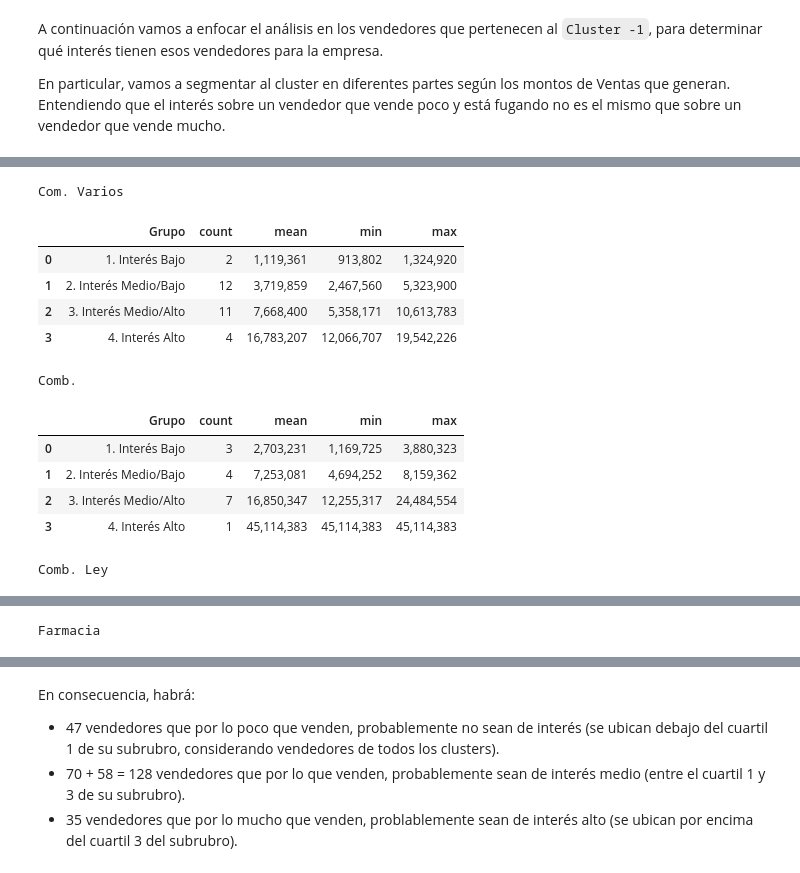
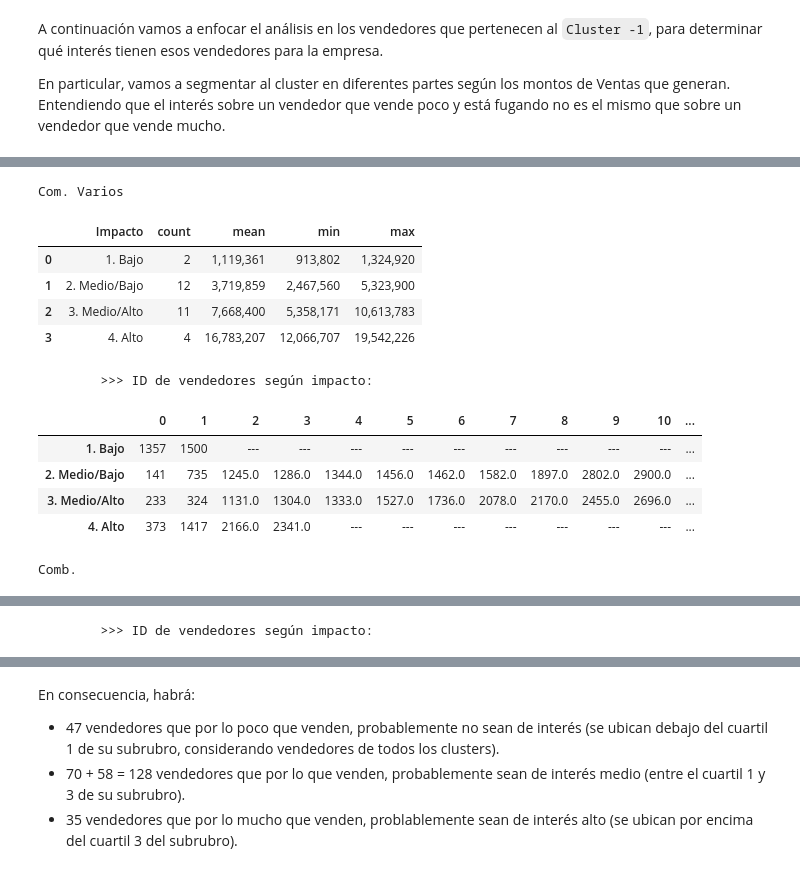
Before and after one commit to Cheva94/Diplo_M16, a Jupyter notebook: notebooks/tp3_clustering4.ipynb, the cells around one changed output, grey strips where cells are left out. Drawn from its saved outputs; the diff is of its cells as text; code cells hidden in the pictures.

```diff
--- a/notebooks/tp3_clustering4.ipynb
+++ b/notebooks/tp3_clustering4.ipynb
@@ -654,25 +673,25 @@ fig, axes = plt.subplots(len(subrubros_unicos), 2, figsize=(12, 5 * len(subrubro
 for i, subrubro in enumerate(subrubros_unicos):
     df_subrubro = final[(final['Subrubro'] == subrubro) & (final['Cluster'] == -1)]
 
-    sns.kdeplot(data=df_subrubro, x='Abs_ven_mean', fill=True, ax=axes[i, 0])
-    axes[i, 0].set_xlabel('Promedio de ventas')
+    sns.kdeplot(data=df_subrubro, x='Abs_ven_mean', fill=True, ax=axes[i, 0], color='orange')
+    axes[i, 0].set_xlabel('Promedio de ventas [$]')
     axes[i, 0].set_ylabel('Densidad')
     axes[i, 0].set_title(f'{subrubro} - Grupos de interés')
     q1 = np.percentile(final[final['Subrubro'] == subrubro]['Abs_ven_mean'], 25)
     q2 = np.percentile(final[final['Subrubro'] == subrubro]['Abs_ven_mean'], 50)
     q3 = np.percentile(final[final['Subrubro'] == subrubro]['Abs_ven_mean'], 75)
-    axes[i, 0].axvline(q1, color='red', linestyle='--', label='Q1: {:,.0f}'.format(q1))
-    axes[i, 0].axvline(q2, color='green', linestyle='--', label='Q2: {:,.0f}'.format(q2))
-    axes[i, 0].axvline(q3, color='blue', linestyle='--', label='Q3: {:,.0f}'.format(q3))
+    axes[i, 0].axvline(q1, color='blue', linestyle='--', label='Q1: $ {:.1e}'.format(q1))
+    axes[i, 0].axvline(q2, color='green', linestyle='--', label='Q2: $ {:.1e}'.format(q2))
+    axes[i, 0].axvline(q3, color='red', linestyle='--', label='Q3: $ {:.1e}'.format(q3))
     axes[i, 0].legend()
 
-    sns.kdeplot(data=df_subrubro, x='Abs_ven_mean', fill=True, ax=axes[i, 1])
-    axes[i, 1].set_xlabel('Promedio de ventas')
+    sns.kdeplot(data=df_subrubro, x='Abs_ven_mean', fill=True, ax=axes[i, 1], color='orange')
+    axes[i, 1].set_xlabel('Promedio de ventas [$]')
     axes[i, 1].set_ylabel('Densidad')
     axes[i, 1].set_title(f'{subrubro} - Grupos de interés (Zoom)')
-    axes[i, 1].axvline(q1, color='red', linestyle='--', label='Q1: {:,.0f}'.format(q1))
-    axes[i, 1].axvline(q2, color='green', linestyle='--', label='Q2: {:,.0f}'.format(q2))
-    axes[i, 1].axvline(q3, color='blue', linestyle='--', label='Q3: {:,.0f}'.format(q3))
+    axes[i, 1].axvline(q1, color='blue', linestyle='--', label='Q1: $ {:.1e}'.format(q1))
+    axes[i, 1].axvline(q2, color='green', linestyle='--', label='Q2: $ {:.1e}'.format(q2))
+    axes[i, 1].axvline(q3, color='red', linestyle='--', label='Q3: $ {:.1e}'.format(q3))
     axes[i, 1].legend()
     axes[i, 1].set_xlim(0, df_subrubro['Abs_ven_mean'].quantile(0.99))
 
@@ -693,51 +710,67 @@ subrubros_unicos = final['Subrubro'].unique()
 
 def asignar_grupo(valor, q1, q2, q3, maximo):
     if valor <= q1:
-        return '1. Interés Bajo'
+        return '1. Bajo'
     elif valor <= q2:
-        return '2. Interés Medio/Bajo'
+        return '2. Medio/Bajo'
     elif valor <= q3:
-        return '3. Interés Medio/Alto'
+        return '3. Medio/Alto'
     else:
-        return '4. Interés Alto'
+        return '4. Alto'
 
 sumas_por_grupo = {}
 
 df_cluster = final[final['Cluster'] == -1].copy()
+
+G1tot, G2tot, G3tot, G4tot = np.empty((1,)), np.empty((1,)), np.empty((1,)), np.empty((1,))
 
 for subrubro in subrubros_unicos:
     df_subrubro = df_cluster[df_cluster['Subrubro'] == subrubro].copy()
 
     minimo = final[final['Subrubro'] == subrubro]['Abs_ven_mean'].min()
     q1 = np.percentile(final[final['Subrubro'] == subrubro]['Abs_ven_mean'], 25)
     q2 = np.percentile(final[final['Subrubro'] == subrubro]['Abs_ven_mean'], 50)
     q3 = np.percentile(final[final['Subrubro'] == subrubro]['Abs_ven_mean'], 75)
     maximo = final[final['Subrubro'] == subrubro]['Abs_ven_mean'].max()
 
-    df_subrubro.loc[:, 'Grupo'] = df_subrubro['Abs_ven_mean'].apply(lambda x: asignar_grupo(x, q1, q2, q3, maximo))
+    df_subrubro.loc[:, 'Impacto'] = df_subrubro['Abs_ven_mean'].apply(lambda x: asignar_grupo(x, q1, q2, q3, maximo))
 
-    estadisticas_grupo = df_subrubro.groupby('Grupo')['Abs_ven_mean'].agg(['count', 'mean', 'min', 'max']).reset_index()
+    estadisticas_grupo = df_subrubro.groupby('Impacto')['Abs_ven_mean'].agg(['count', 'mean', 'min', 'max']).reset_index()
 
-    for grupo, cuenta in zip(estadisticas_grupo['Grupo'], estadisticas_grupo['count']):
+    for grupo, cuenta in zip(estadisticas_grupo['Impacto'], estadisticas_grupo['count']):
         sumas_por_grupo[grupo] = sumas_por_grupo.get(grupo, 0) + cuenta
 
-    print(subrubro)
+    g1 = df_subrubro[df_subrubro['Abs_ven_mean'] <= q1]['ID'].to_numpy()
+    g2 = df_subrubro[(df_subrubro['Abs_ven_mean'] > q1) & (df_subrubro['Abs_ven_mean'] <= q2)]['ID'].to_numpy()
+    g3 = df_subrubro[(df_subrubro['Abs_ven_mean'] > q2) & (df_subrubro['Abs_ven_mean'] <= q3)]['ID'].to_numpy()
+    g4 = df_subrubro[df_subrubro['Abs_ven_mean'] >= q3]['ID'].to_numpy()
+    Gsr = pd.DataFrame([g1, g2, g3, g4], index =['1. Bajo', '2. Medio/Bajo', '3. Medio/Alto', '4. Alto'], dtype=str)
+    Gsr.fillna('---', inplace=True)
+
+    G1tot = np.concatenate((G1tot, g1))
+    G2tot = np.concatenate((G2tot, g2))
+    G3tot = np.concatenate((G3tot, g3))
+    G4tot = np.concatenate((G4tot, g4))
+
+    print(f'\n\n\n\n{subrubro}')
     display(estadisticas_grupo)
+    print('\t>>> ID de vendedores según impacto:')
+    display(Gsr)
 
 print("Total")
-sumas_por_grupo_df = pd.DataFrame(list(sumas_por_grupo.items()), columns=['Grupo', 'Count'])
+sumas_por_grupo_df = pd.DataFrame(list(sumas_por_grupo.items()), columns=['Impacto', 'Count'])
 display(sumas_por_grupo_df)
 # %% [output]
 Com. Varios
-|  | Grupo | count | mean | min | max |
-| 0 | 1. Interés Bajo | 2 | 1,119,361 | 913,802 | 1,324,920 |
-| 1 | 2. Interés Medio/Bajo | 12 | 3,719,859 | 2,467,560 | 5,323,900 |
-| 2 | 3. Interés Medio/Alto | 11 | 7,668,400 | 5,358,171 | 10,613,783 |
-| 3 | 4. Interés Alto | 4 | 16,783,207 | 12,066,707 | 19,542,226 |
+|  | Impacto | count | mean | min | max |
+| 0 | 1. Bajo | 2 | 1,119,361 | 913,802 | 1,324,920 |
+| 1 | 2. Medio/Bajo | 12 | 3,719,859 | 2,467,560 | 5,323,900 |
+| 2 | 3. Medio/Alto | 11 | 7,668,400 | 5,358,171 | 10,613,783 |
+| 3 | 4. Alto | 4 | 16,783,207 | 12,066,707 | 19,542,226 |
-Comb.
+        >>> ID de vendedores según impacto:
-|  | Grupo | count | mean | min | max |
-| 0 | 1. Interés Bajo | 3 | 2,703,231 | 1,169,725 | 3,880,323 |
-| 1 | 2. Interés Medio/Bajo | 4 | 7,253,081 | 4,694,252 | 8,159,362 |
-| 2 | 3. Interés Medio/Alto | 7 | 16,850,347 | 12,255,317 | 24,484,554 |
-| 3 | 4. Interés Alto | 1 | 45,114,383 | 45,114,383 | 45,114,383 |
+|  | 0 | 1 | 2 | 3 | 4 | 5 | 6 | 7 | 8 | 9 | 10 | ... |
+| 1. Bajo | 1357 | 1500 | --- | --- | --- | --- | --- | --- | --- | --- | --- | ... |
+| 2. Medio/Bajo | 141 | 735 | 1245.0 | 1286.0 | 1344.0 | 1456.0 | 1462.0 | 1582.0 | 1897.0 | 2802.0 | 2900.0 | ... |
+| 3. Medio/Alto | 233 | 324 | 1131.0 | 1304.0 | 1333.0 | 1527.0 | 1736.0 | 2078.0 | 2170.0 | 2455.0 | 2696.0 | ... |
+| 4. Alto | 373 | 1417 | 2166.0 | 2341.0 | --- | --- | --- | --- | --- | --- | --- | ... |
-Comb. Ley
+Comb.
@@ -747 +782 @@ Comb. Ley
-Farmacia
+        >>> ID de vendedores según impacto:
```
Also changed, not shown: parts of 20 cells of this notebook, 6 other files.
